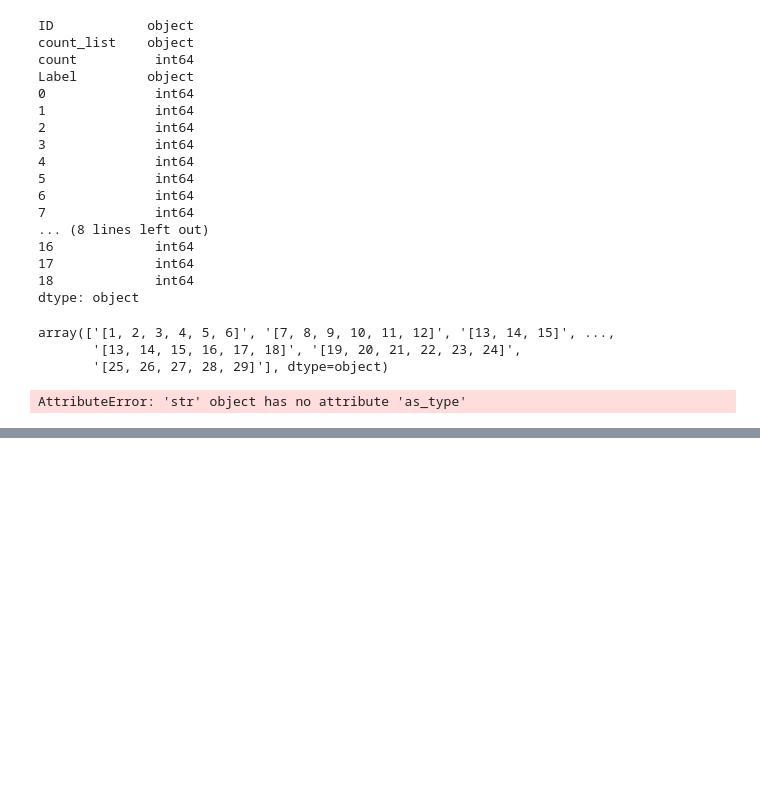
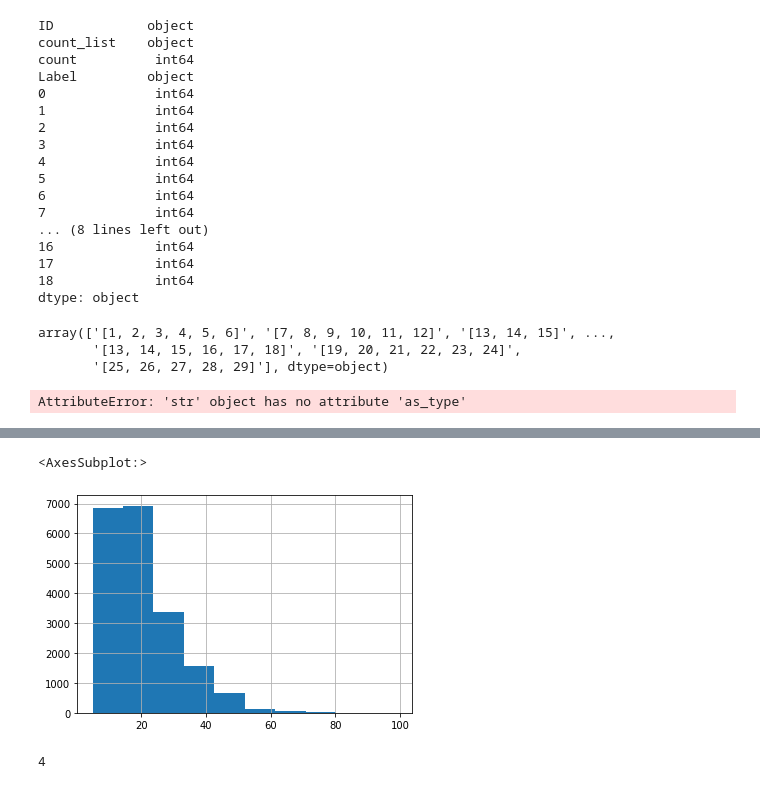
Before and after one commit to yuvaramsingh94/human_protein_atlas, a Jupyter notebook: code/notebook/o2u_analysis.ipynb, the cells around one changed output, grey strips where cells are left out. Cells and saved outputs as stored; diff of their text form; code cells hidden in the pictures; blank space fills up the shorter version.

```diff
--- a/code/notebook/o2u_analysis.ipynb
+++ b/code/notebook/o2u_analysis.ipynb
@@ -130,0 +266,4 @@ AttributeError: 'str' object has no attribute 'as_type'
+# %%
+train_fold_v9 = pd.read_csv('../../data/train_fold_v9.csv')
+outliers_df = pd.read_csv('../../weights/O2U_v1/outliers_v1.csv')
+print(train_fold_v9.shape)
@@ -130,0 +298,3 @@ AttributeError: 'str' object has no attribute 'as_type'
+# %%
+train_fold_filtered_v9 = train_fold_v9[~train_fold_v9['ID'].isin(outliers_df['ID'].values)]
+print(f'Before {train_fold_v9.shape} After {train_fold_filtered_v9.shape}')
@@ -130,0 +326,20 @@ AttributeError: 'str' object has no attribute 'as_type'
+# %%
+### lest split them
+
+from iterstrat.ml_stratifiers import MultilabelStratifiedKFold
+
+SEED = 1
+FOLDS = 5
+
+labels = [str(i) for i in range(19)]
+
+train_fold_filtered_v9 = train_fold_filtered_v9.reset_index(drop = True)
+
+skf = MultilabelStratifiedKFold(n_splits=FOLDS, shuffle=True,
+          random_state=SEED)
+
+train_fold_filtered_v9['fold'] = -1
+for fold,(idxT,idxV) in enumerate( skf.split(train_fold_filtered_v9,train_fold_filtered_v9[labels].values)):
+    train_fold_filtered_v9['fold'][idxV] = fold
+
+train_fold_filtered_v9.to_csv('../../data/train_fold_filtered_v9.csv')
@@ -130,0 +358,5 @@ AttributeError: 'str' object has no attribute 'as_type'
+# %%
+train_fold_filtered_v9['selected_cells'].hist()
+# %% [output]
+<AxesSubplot:>
+[figure, added]
@@ -130,0 +365,4 @@ AttributeError: 'str' object has no attribute 'as_type'
+# %%
+train_fold_filtered_v9["is_single"].max()
+# %% [output]
+4
```
Also changed, not shown: parts of 32 cells of this notebook, 14 other files.
